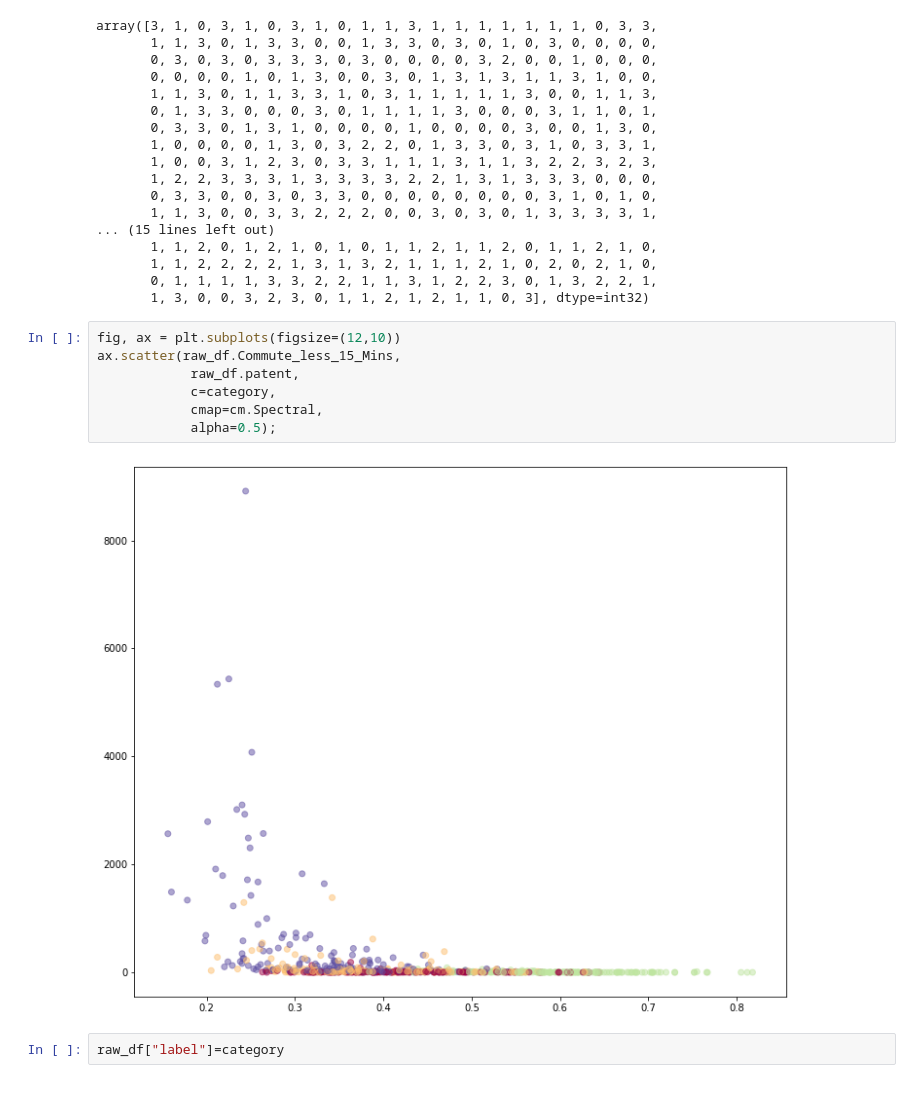
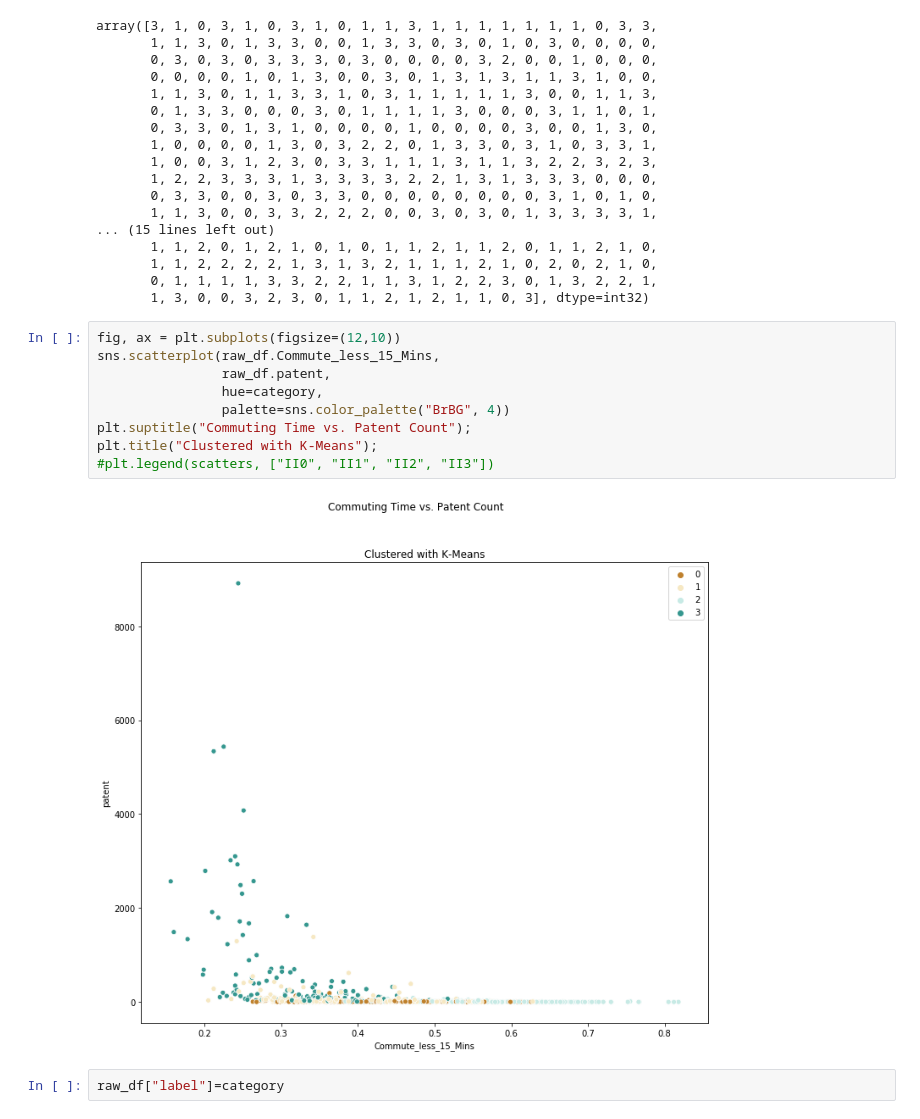
Before and after one commit to dicicch/features-of-innovators, a Jupyter notebook: notebooks/K-Mean_Clustering.ipynb, the cells around one changed output. Cells and saved outputs as stored; diff of their text form.

Commit message:
Added legend and titles to clustering plot, changed cmap

```diff
--- a/notebooks/K-Mean_Clustering.ipynb
+++ b/notebooks/K-Mean_Clustering.ipynb
@@ -337,15 +337,17 @@ array([3, 1, 0, 3, 1, 0, 3, 1, 0, 1, 1, 3, 1, 1, 1, 1, 1, 1, 1, 0, 3, 3,
        1, 1, 2, 2, 2, 2, 1, 3, 1, 3, 2, 1, 1, 1, 2, 1, 0, 2, 0, 2, 1, 0,
        0, 1, 1, 1, 1, 3, 3, 2, 2, 1, 1, 3, 1, 2, 2, 3, 0, 1, 3, 2, 2, 1,
        1, 3, 0, 0, 3, 2, 3, 0, 1, 1, 2, 1, 2, 1, 1, 0, 3], dtype=int32)
-# %%
-fig, ax = plt.subplots(figsize=(12,10))
-ax.scatter(raw_df.Commute_less_15_Mins,
-            raw_df.patent,
-            c=category,
-            cmap=cm.Spectral,
-            alpha=0.5);
-# %% [output]
-[figure, removed]
+# %%
+fig, ax = plt.subplots(figsize=(12,10))
+sns.scatterplot(raw_df.Commute_less_15_Mins,
+                raw_df.patent,
+                hue=category,
+                palette=sns.color_palette("BrBG", 4))
+plt.suptitle("Commuting Time vs. Patent Count");
+plt.title("Clustered with K-Means");
+#plt.legend(scatters, ["II0", "II1", "II2", "II3"])
+# %% [output]
+[figure, added]
 # %%
 raw_df["label"]=category
 # %%
```
Also changed, not shown: parts of 1 cell of this notebook.
